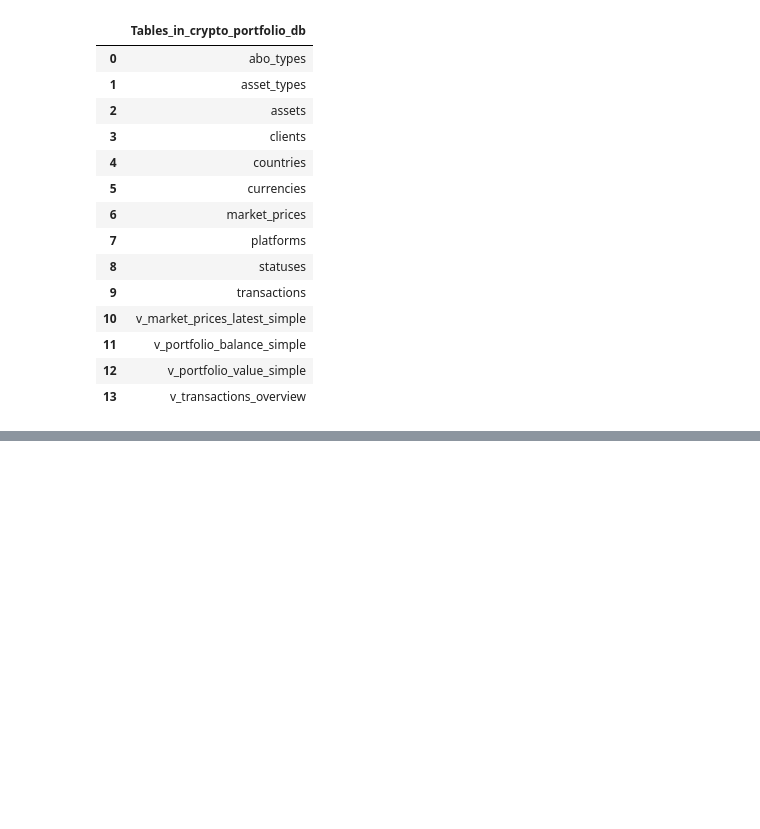
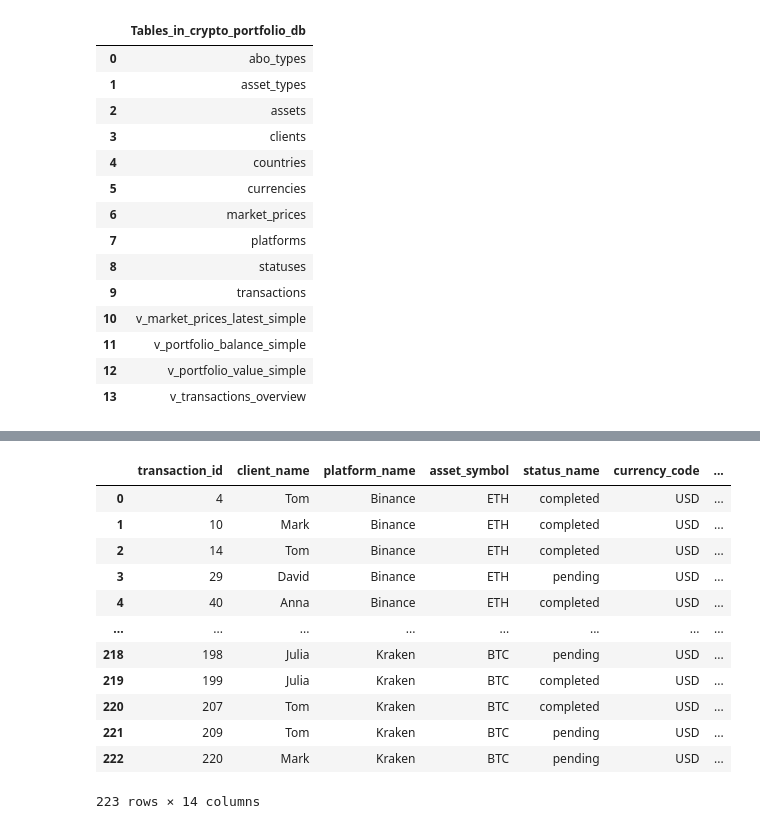
Before and after one commit to KaterynaSavelieva/crypto-portfolio-analytics, a Jupyter notebook: notebooks/analysis.ipynb, the cells around one changed output, grey strips where cells are left out. Cells and saved outputs as stored; diff of their text form; code cells hidden in the pictures; blank space fills up the shorter version.

```diff
--- a/notebooks/analysis.ipynb
+++ b/notebooks/analysis.ipynb
@@ -141,0 +157,17 @@ df
+# %%
+df= run_query("SELECT * FROM v_transactions_overview")
+df
+# %% [output]
+|  | transaction_id | client_name | platform_name | asset_symbol | status_name | currency_code | ... |
+| 0 | 4 | Tom | Binance | ETH | completed | USD | ... |
+| 1 | 10 | Mark | Binance | ETH | completed | USD | ... |
+| 2 | 14 | Tom | Binance | ETH | completed | USD | ... |
+| 3 | 29 | David | Binance | ETH | pending | USD | ... |
+| 4 | 40 | Anna | Binance | ETH | completed | USD | ... |
+| ... | ... | ... | ... | ... | ... | ... | ... |
+| 218 | 198 | Julia | Kraken | BTC | pending | USD | ... |
+| 219 | 199 | Julia | Kraken | BTC | completed | USD | ... |
+| 220 | 207 | Tom | Kraken | BTC | completed | USD | ... |
+| 221 | 209 | Tom | Kraken | BTC | pending | USD | ... |
+| 222 | 220 | Mark | Kraken | BTC | pending | USD | ... |
+223 rows × 14 columns
```
Also changed, not shown: parts of 8 cells of this notebook, 15 other files.
